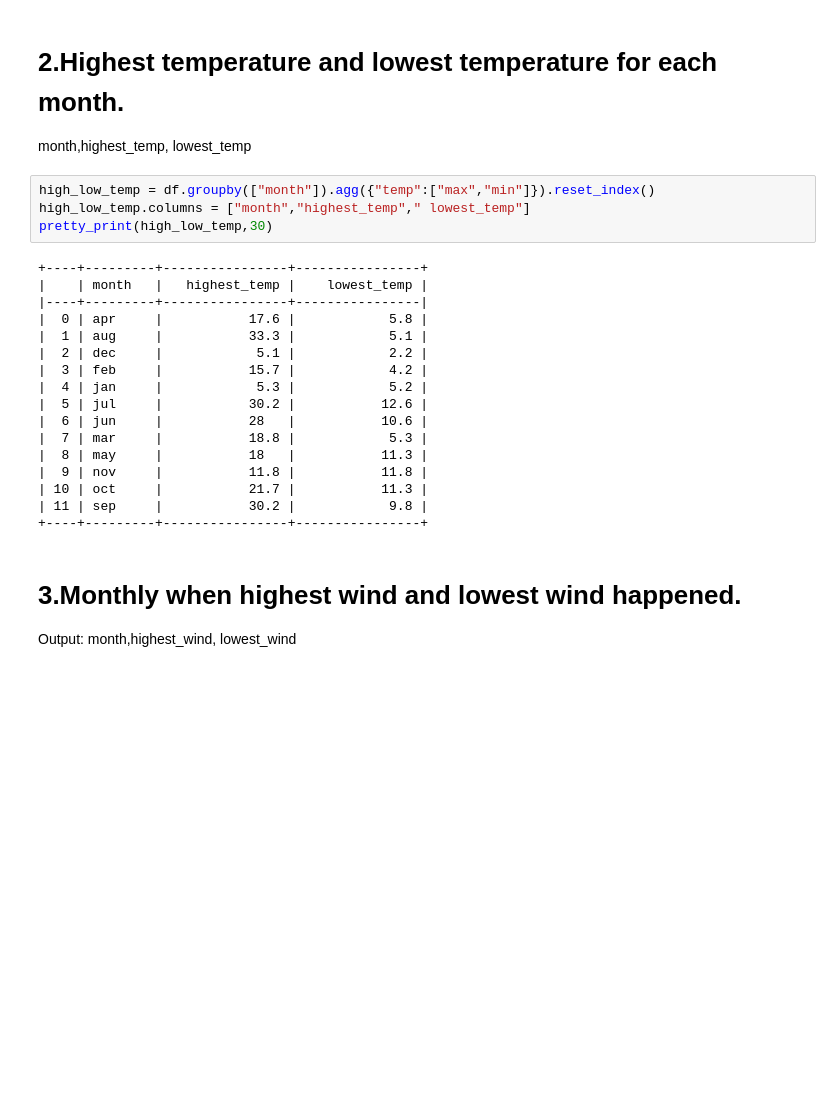
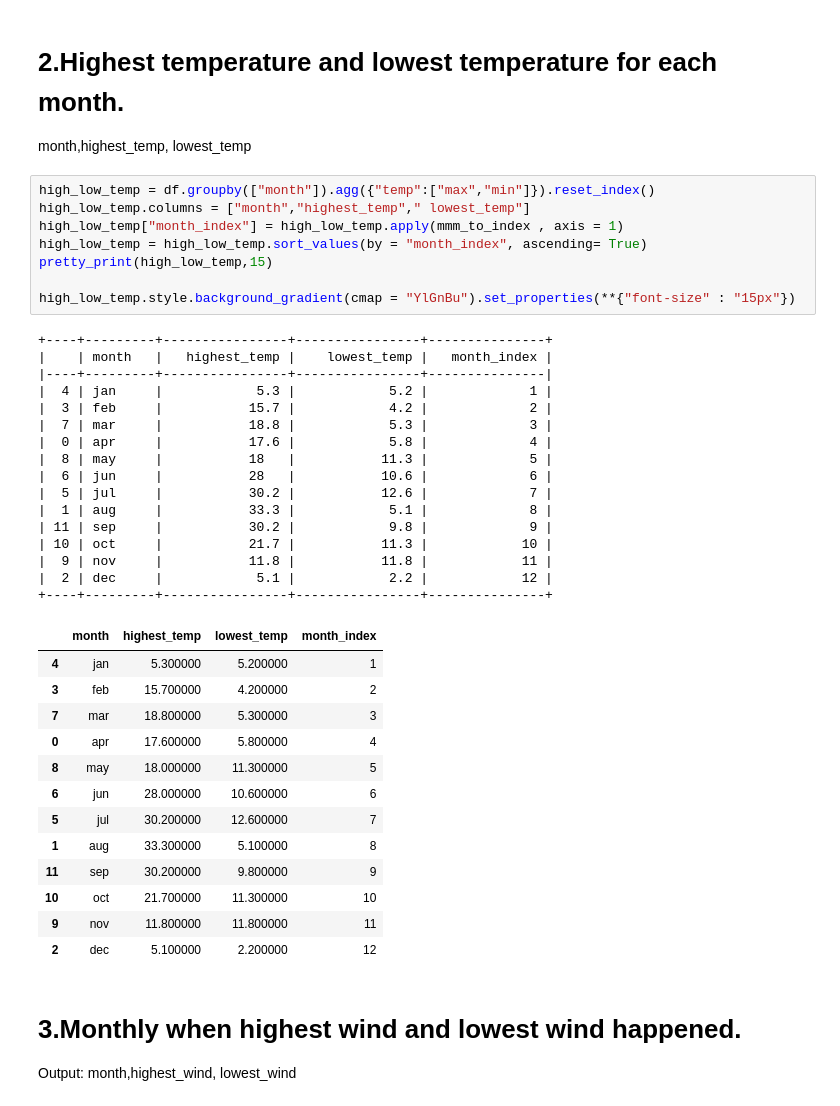
Before and after one commit to ruthika11/ipython-notebook-examples, a Jupyter notebook: Forest_Fire.ipynb, the cells around one changed output. Drawn from its saved outputs; the diff is of its cells as text; blank space fills up the shorter version.

```diff
--- a/Forest_Fire.ipynb
+++ b/Forest_Fire.ipynb
@@ -86,24 +76,41 @@ month,highest_temp, lowest_temp
 # %%
 high_low_temp = df.groupby(["month"]).agg({"temp":["max","min"]}).reset_index()
 high_low_temp.columns = ["month","highest_temp"," lowest_temp"]
-pretty_print(high_low_temp,30)
+high_low_temp["month_index"] = high_low_temp.apply(mmm_to_index , axis = 1)
+high_low_temp = high_low_temp.sort_values(by = "month_index", ascending= True)
+pretty_print(high_low_temp,15)
+
+high_low_temp.style.background_gradient(cmap = "YlGnBu").set_properties(**{"font-size" : "15px"})
 # %% [output]
-+----+---------+----------------+----------------+
-|    | month   |   highest_temp |    lowest_temp |
-|----+---------+----------------+----------------|
-|  0 | apr     |           17.6 |            5.8 |
-|  1 | aug     |           33.3 |            5.1 |
-|  2 | dec     |            5.1 |            2.2 |
-|  3 | feb     |           15.7 |            4.2 |
-|  4 | jan     |            5.3 |            5.2 |
-|  5 | jul     |           30.2 |           12.6 |
-|  6 | jun     |           28   |           10.6 |
-|  7 | mar     |           18.8 |            5.3 |
-|  8 | may     |           18   |           11.3 |
-|  9 | nov     |           11.8 |           11.8 |
-| 10 | oct     |           21.7 |           11.3 |
-| 11 | sep     |           30.2 |            9.8 |
-+----+---------+----------------+----------------+
++----+---------+----------------+----------------+---------------+
+|    | month   |   highest_temp |    lowest_temp |   month_index |
+|----+---------+----------------+----------------+---------------|
+|  4 | jan     |            5.3 |            5.2 |             1 |
+|  3 | feb     |           15.7 |            4.2 |             2 |
+|  7 | mar     |           18.8 |            5.3 |             3 |
+|  0 | apr     |           17.6 |            5.8 |             4 |
+|  8 | may     |           18   |           11.3 |             5 |
+|  6 | jun     |           28   |           10.6 |             6 |
+|  5 | jul     |           30.2 |           12.6 |             7 |
+|  1 | aug     |           33.3 |            5.1 |             8 |
+| 11 | sep     |           30.2 |            9.8 |             9 |
+| 10 | oct     |           21.7 |           11.3 |            10 |
+|  9 | nov     |           11.8 |           11.8 |            11 |
+|  2 | dec     |            5.1 |            2.2 |            12 |
++----+---------+----------------+----------------+---------------+
+|  | month | highest_temp | lowest_temp | month_index |
+| 4 | jan | 5.300000 | 5.200000 | 1 |
+| 3 | feb | 15.700000 | 4.200000 | 2 |
+| 7 | mar | 18.800000 | 5.300000 | 3 |
+| 0 | apr | 17.600000 | 5.800000 | 4 |
+| 8 | may | 18.000000 | 11.300000 | 5 |
+| 6 | jun | 28.000000 | 10.600000 | 6 |
+| 5 | jul | 30.200000 | 12.600000 | 7 |
+| 1 | aug | 33.300000 | 5.100000 | 8 |
+| 11 | sep | 30.200000 | 9.800000 | 9 |
+| 10 | oct | 21.700000 | 11.300000 | 10 |
+| 9 | nov | 11.800000 | 11.800000 | 11 |
+| 2 | dec | 5.100000 | 2.200000 | 12 |
 # %% [markdown]
 # 3.Monthly when highest wind and lowest wind happened.
 Output: month,highest_wind, lowest_wind
```
Also changed, not shown: parts of 8 cells of this notebook.
